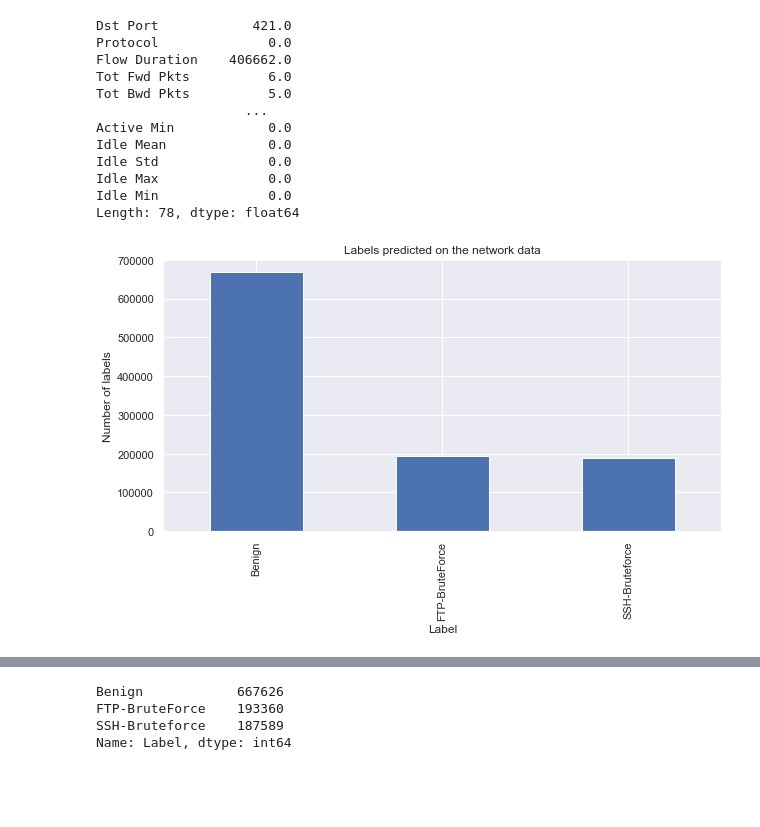
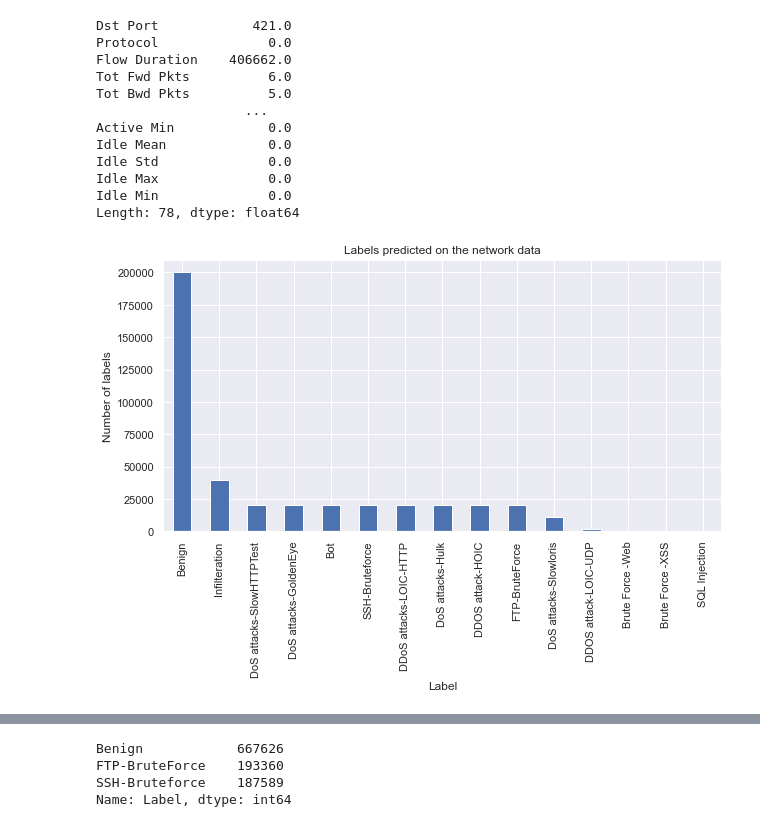
Before and after one commit to dkumares/w251-final-project, a Jupyter notebook: ids_single_node/CSE-CIC-IDS2018_EDA.ipynb, the cells around one changed output, grey strips where cells are left out. Saved outputs shown, nothing was run; the diff lists cells and outputs as text; code cells hidden in the pictures; blank space fills up the shorter version.

```diff
--- a/ids_single_node/CSE-CIC-IDS2018_EDA.ipynb
+++ b/ids_single_node/CSE-CIC-IDS2018_EDA.ipynb
@@ -7,7 +7,7 @@ import matplotlib.pyplot as plt #visualisation
 %matplotlib inline
 sns.set(color_codes=True)
 # %%
-df = pd.read_csv("./Data/CSE-CIC-IDS2018/02-14-2018.csv")
+df = pd.read_csv("../Data/CSE-CIC-IDS2018/IDS-2018-multiclass.csv")
 
 # To display the top 5 rows
 df.head(5)
@@ -131,12 +128,12 @@ Idle Min              0.0
 Length: 78, dtype: float64
 # %%
 # Plotting a Histogram
-df.Label.value_counts().plot(kind='bar', figsize=(10,5))
+df.label.value_counts().plot(kind='bar', figsize=(10,5))
 plt.title("Labels predicted on the network data")
 plt.ylabel('Number of labels')
 plt.xlabel('Label');
 # %% [output]
-[figure, old version]
+[figure, new version]
 # %%
 # Count the number of labels across every feature
 df.groupby('Label').count()
```
Also changed, not shown: parts of 10 cells of this notebook, 1 other file.
